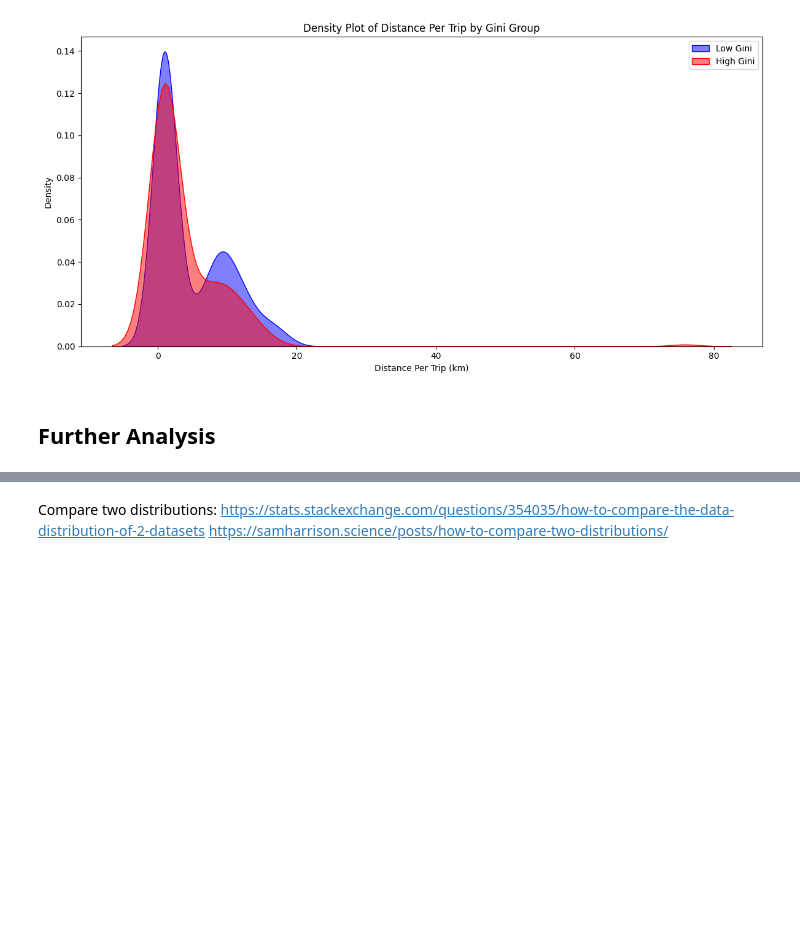
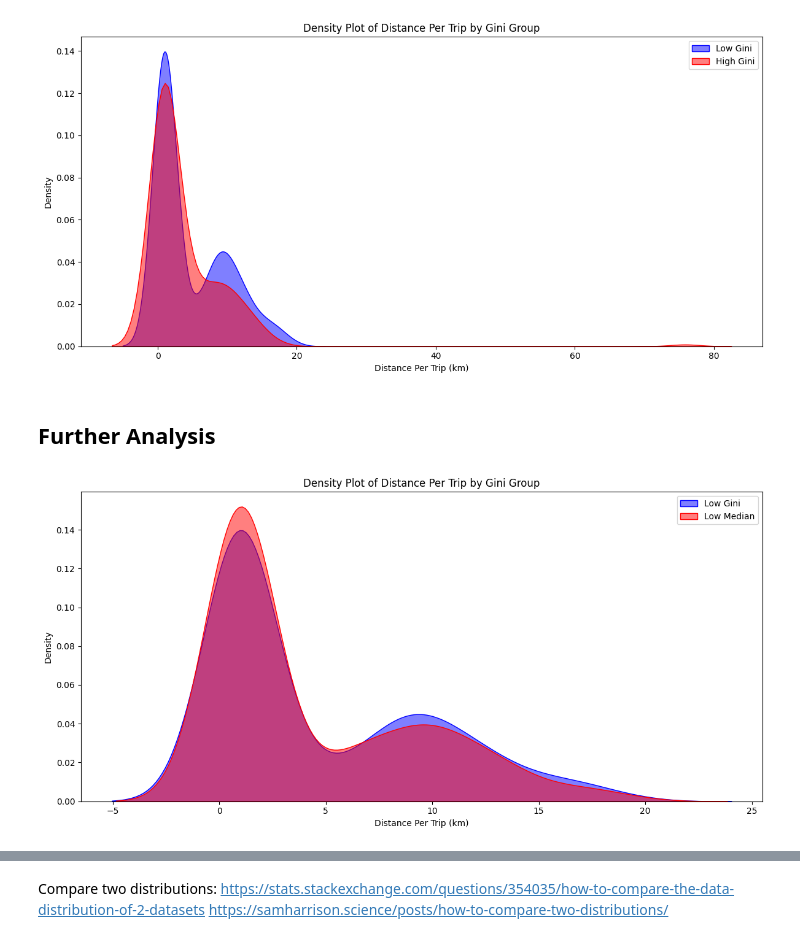
Before and after one commit to carobs9/thesis_project, a Jupyter notebook: trip_analysis/trip_analysis.ipynb, the cells around one changed output, grey strips where cells are left out. Cells and saved outputs as stored; diff of their text form; code cells hidden in the pictures; blank space fills up the shorter version.

```diff
--- a/trip_analysis/trip_analysis.ipynb
+++ b/trip_analysis/trip_analysis.ipynb
@@ -376,3 +376,16 @@ plt.show()
 [figure]
 # %% [markdown]
 ## Further Analysis
+# %%
+plt.figure(figsize=(12, 6))
+sns.kdeplot(low_gini['distance_per_trip'], label='Low Gini', fill=True, color='blue', alpha=0.5)
+sns.kdeplot(low_median_income['distance_per_trip'], label='Low Median', fill=True, color='red', alpha=0.5)
+
+plt.title('Density Plot of Distance Per Trip by Gini Group')
+plt.xlabel('Distance Per Trip (km)')
+plt.ylabel('Density')
+plt.legend()
+plt.tight_layout()
+plt.show()
+# %% [output]
+[figure, added]
```
Also changed, not shown: parts of 7 cells of this notebook.
